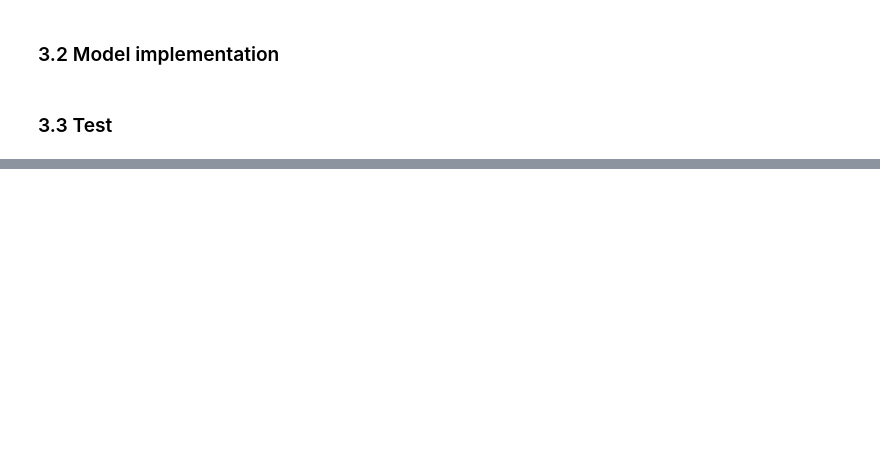
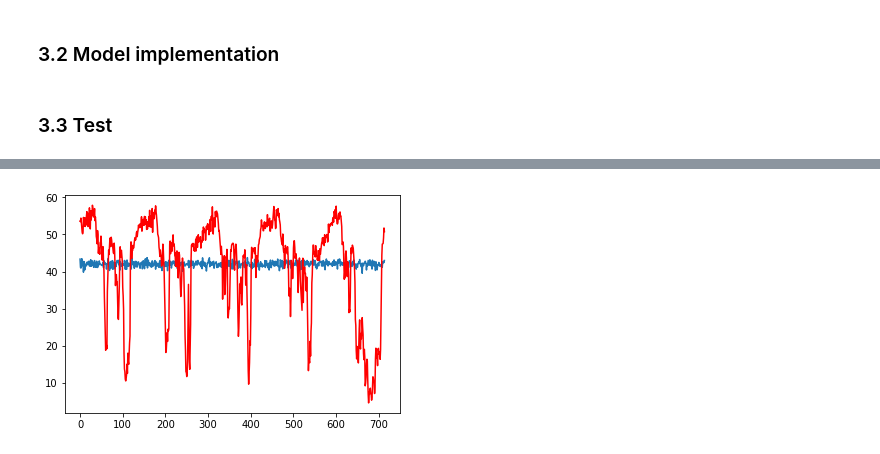
Before and after one commit to Wangjw6/research, a Jupyter notebook: ML/Coding for literature/RNN for Multivariate Time Series with Missing Values.ipynb, the cells around one changed output, grey strips where cells are left out. Saved outputs shown, nothing was run; the diff lists cells and outputs as text; code cells hidden in the pictures; blank space fills up the shorter version.

```diff
--- a/ML/Coding for literature/RNN for Multivariate Time Series with Missing Values.ipynb
+++ b/ML/Coding for literature/RNN for Multivariate Time Series with Missing Values.ipynb
@@ -36,14 +36,14 @@ class GRU():
         self.bh = tf.Variable(tf.truncated_normal(dtype=dtype, shape=(self.hidden_size,), mean=0, stddev=0.01), name='bh')
 
         # Define the input layer placeholder
-        self.input_holder = tf.placeholder(dtype=dtype, shape=(None, time_steps, input_dimensions), name='input')
+        self.input_holder = tf.placeholder(dtype=dtype, shape=(None, self.time_steps, self.input_dimensions), name='input')
 
 
         # Put the time-dimension upfront for the scan operator
         self.x_t = tf.transpose(self.input_holder, [1, 0, 2], name='x_t')
 
         # A little hack (to obtain the same shape as the input matrix) to define the initial hidden state h_0
-        self.h_0 = tf.matmul(self.x_t[0, :, :], tf.zeros(dtype=dtype, shape=(input_dimensions, hidden_size)), name='h_0')
+        self.h_0 = tf.matmul(self.x_t[0, :, :], tf.zeros(dtype=dtype, shape=(self.input_dimensions, self.hidden_size)), name='h_0')
 
         # Perform the scan operator
         self.h_t_transposed = tf.scan(self.forward_pass, self.x_t, initializer=self.h_0, name='h_t_transposed')
@@ -359,15 +369,2 @@ def generate_batch(batch_size=32, epoch=0,input_set, output_set, mask_set, empri
         epoch+=1
     return input_batch, output_batch, mask_batch, emprical_batch, base_batch, decay_affector_batch
-# %%
-tf.reset_default_graph()
-sess = tf.Session()
-model = GRU_D()
-model.train()
-sess.run(tf.global_variables_initializer())
-
-max_episode = 10
-batch_size = 32
-
-for i in range(max_episode):
-    for j in range():
-        _ = sess.run()
@@ -425,0 +425,12 @@ array([43.80407009, 44.14160047, 43.80407009, 44.14160047, 43.80407009,
+# %%
+import matplotlib.pyplot as plt
+%matplotlib inline
+road = 1
+real = np.array(output_batch_).reshape(-1,214)[:,road]
+pred = p[:,road]
+
+plt.plot(pred)
+plt.plot(real,'r')
+plt.show()
+# %% [output]
+[figure, added]
```
Also changed, not shown: parts of 10 cells of this notebook.
